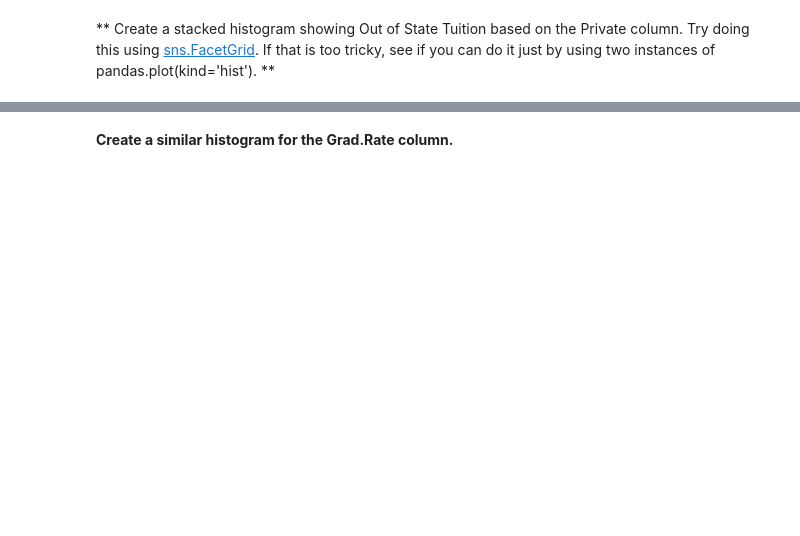
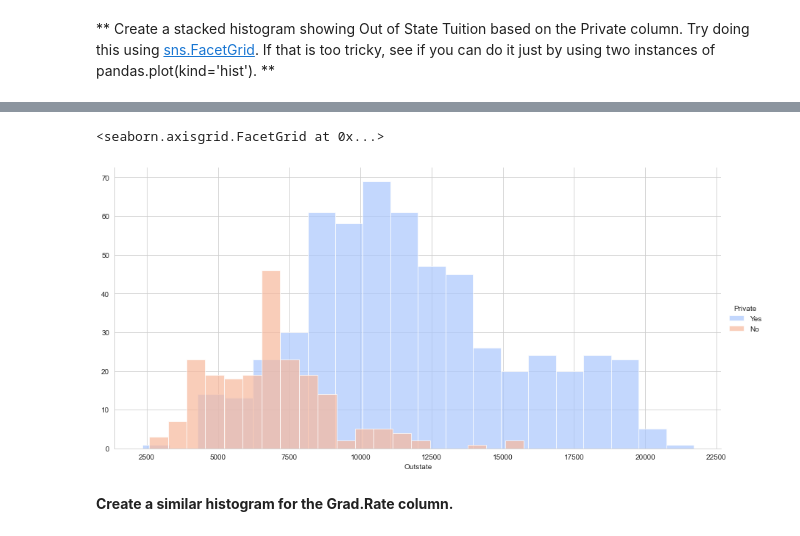
Before and after one commit to roblivesinottawa/data_science_machine_learning_python, a Jupyter notebook: 17-K-Means-Clustering/02-K Means Clustering Project.ipynb, the cells around one changed output, grey strips where cells are left out. Cells and saved outputs as stored; diff of their text form; code cells hidden in the pictures; blank space fills up the shorter version.

```diff
--- a/17-K-Means-Clustering/02-K Means Clustering Project.ipynb
+++ b/17-K-Means-Clustering/02-K Means Clustering Project.ipynb
@@ -105,2 +119,11 @@ It's time to create some data visualizations!
+# %%
+sns.FacetGrid(data,
+                hue="Private",
+                palette="coolwarm",
+                height=6,
+                aspect=2).map(plt.hist, "Outstate", bins=20, alpha=0.7).add_legend()
+# %% [output]
+<seaborn.axisgrid.FacetGrid at 0x...>
+[figure, added]
 # %% [markdown]
 **Create a similar histogram for the Grad.Rate column.**
```
Also changed, not shown: parts of 34 cells of this notebook, 1 other file.
